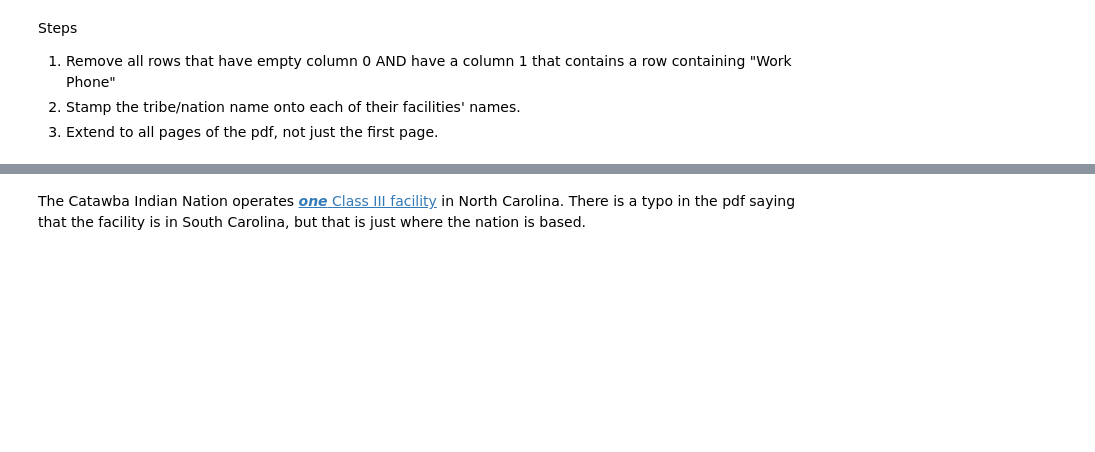
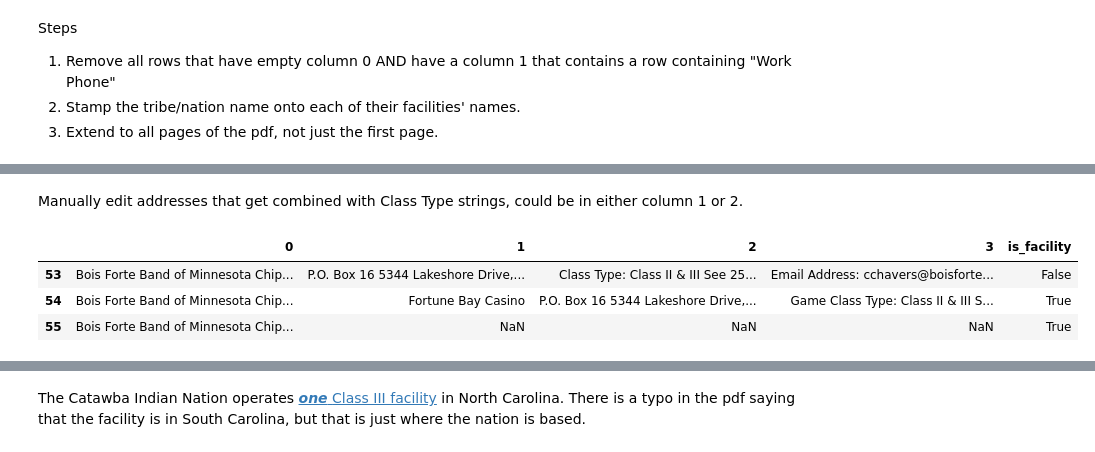
Before and after one commit to hnmns/Static-Visualization-Project, a Jupyter notebook: cleaning/NIGC_and_native_econ_trends_cleaning.ipynb, the cells around one changed output, grey strips where cells are left out. Drawn from its saved outputs; the diff is of its cells as text; code cells hidden in the pictures; blank space fills up the shorter version.

```diff
--- a/cleaning/NIGC_and_native_econ_trends_cleaning.ipynb
+++ b/cleaning/NIGC_and_native_econ_trends_cleaning.ipynb
@@ -33,9 +33,12 @@ report_df
 # %%
 report_df.reset_index(drop=True, inplace=True)
 # %%
-is_nonempty = (report_df[0]!='').to_numpy()+0
+is_nonempty0 = (report_df[0]!='').to_numpy()+0
 # Find all indices where there are two 1's in a row
 # This indicates a place where a tribe/nation name spilled over to two rows.
-name_bleeds_over_idx = np.where((is_nonempty[:-1] == 1) & (is_nonempty[1:]==1))[0]
-name_bleeds_over_idx
+name_bleeds_over0_idx = np.where((is_nonempty0[:-1] == 1) & (is_nonempty0[1:]==1))[0]
+# name_bleeds_over0_idx
+for i in name_bleeds_over0_idx:
+    report_df.loc[i, 0] += ' ' + report_df.loc[i+1, 0]
+    report_df.loc[i+1, 0] = '' # No longer need the bleed-over text, it has been absorbed into the full name above
 # %% [output]
@@ -43,7 +55,3 @@ array([ 14,  32,  48,  51,  76,  88,  98, 103, 109, 131, 235, 245])
-# %%
-for i in name_bleeds_over_idx:
-    report_df.loc[i, 0] += ' ' + report_df.loc[i+1, 0]
-    report_df.loc[i+1, 0] = '' # No longer need the bleed-over text, it has been absorbed into the full name above
 # %% [markdown]
 The `row_tol` parameter does not help us here since the multi-line tribe/nation name has the same distance between lines as the tribe/nation address and first facility name do. We may as well just keep all of these lines separate and rejoin the tribe/nation names based on adjacency and presence of a newline character. We then just extract the two-letter state abbreviation from the address with regular expressions. Are there any cases of a tribe/nation owning a facility in another state's borders?
 # %% [markdown]
@@ -83,0 +96,19 @@ report_df_clean
+# %% [markdown]
+Manually edit addresses that get combined with Class Type strings, could be in either column 1 or 2.
+# %%
+report_df_clean = pd.read_csv('../data/temp_gaming_report.csv')
+# %%
+# overhang_idx = report_df_clean[1].isna()
+is_empty1_idx = np.where(report_df_clean['1'].isna())[0]
+# This indicates a place where an address spills over multiple lines
+# is_empty1_idx
+for i in is_empty1_idx:
+    report_df_clean.iloc[i-1, 2] = str(report_df_clean.iloc[i-1, 2]) + ' ' + str(report_df_clean.iloc[i, 2])
+    report_df_clean.iloc[i, 2] = np.nan # No longer need the bleed-over text, it has been absorbed into the full name above
+# %%
+report_df_clean.iloc[53:56, :]
+# %% [output]
+|  | 0 | 1 | 2 | 3 | is_facility |
+| 53 | Bois Forte Band of Minnesota Chip... | P.O. Box 16 5344 Lakeshore Drive,... | Class Type: Class II & III See 25... | Email Address: cchavers@boisforte... | False |
+| 54 | Bois Forte Band of Minnesota Chip... | Fortune Bay Casino | P.O. Box 16 5344 Lakeshore Drive,... | Game Class Type: Class II & III S... | True |
+| 55 | Bois Forte Band of Minnesota Chip... | NaN | NaN | NaN | True |
```
Also changed, not shown: parts of 47 cells of this notebook, 10 other files.
